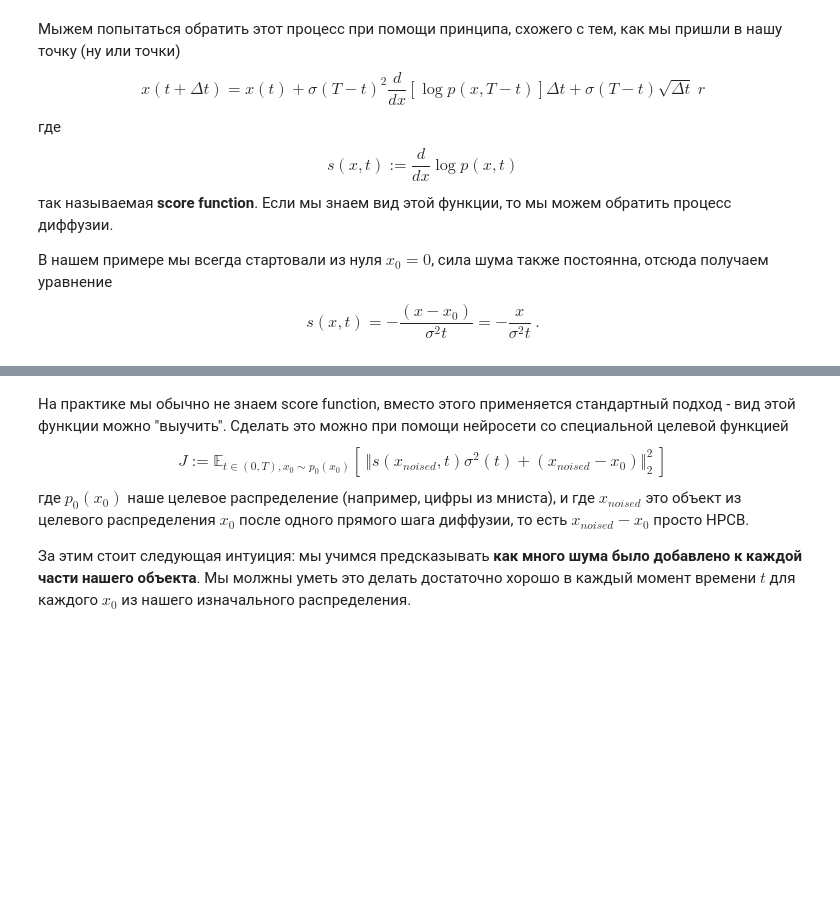
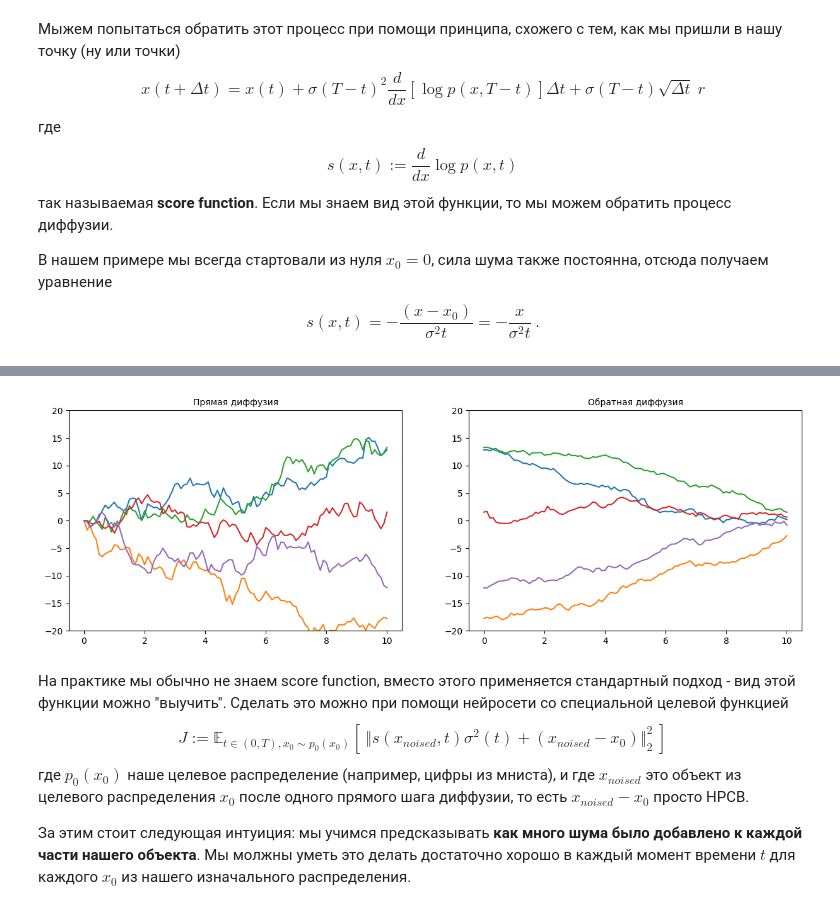
Before and after one commit to sswt/dive2gai, a Jupyter notebook: unit6/from_scratch.ipynb, the cells around one changed output, grey strips where cells are left out. Drawn from its saved outputs; the diff is of its cells as text; code cells hidden in the pictures; blank space fills up the shorter version.

```diff
--- a/unit6/from_scratch.ipynb
+++ b/unit6/from_scratch.ipynb
@@ -307,3 +308,32 @@ plt.show()
+# %%
+plt.subplots(1, 2, figsize=(15, 10), sharex=True);
+
+nsteps = 100
+t0 = 0
+dt = 0.1
+noise_strength_fn = noise_strength_constant
+x0 = 0
+T = 11
+xT = []
+num_tries = 5
+
+plt.subplot(221)
+for i in range(num_tries):
+  x, t = forward_diffusion_1D(x0, noise_strength_fn, t0, nsteps, dt);
+  xT.append(x[-1])
+  plt.ylim(-20, 20);
+  plt.plot(t, x);
+plt.title('Прямая диффузия', fontsize=10);
+
+plt.subplot(222)
+for i in range(num_tries):
+  x0 = xT[i]
+  x, t = reverse_diffusion_1D(x0, noise_strength_fn, score_fn, T, nsteps, dt);
+  plt.ylim(-20, 20);
+  plt.plot(t, x);
+plt.title('Обратная диффузия', fontsize=10);
+# %% [output]
+[figure, added]
 # %% [markdown]
 На практике мы обычно не знаем score function, вместо этого применяется стандартный подход - вид этой функции можно "выучить". Сделать это можно при помощи нейросети со специальной целевой функцией
 \begin{equation}
```
Also changed, not shown: parts of 16 cells of this notebook, 1 other file.
